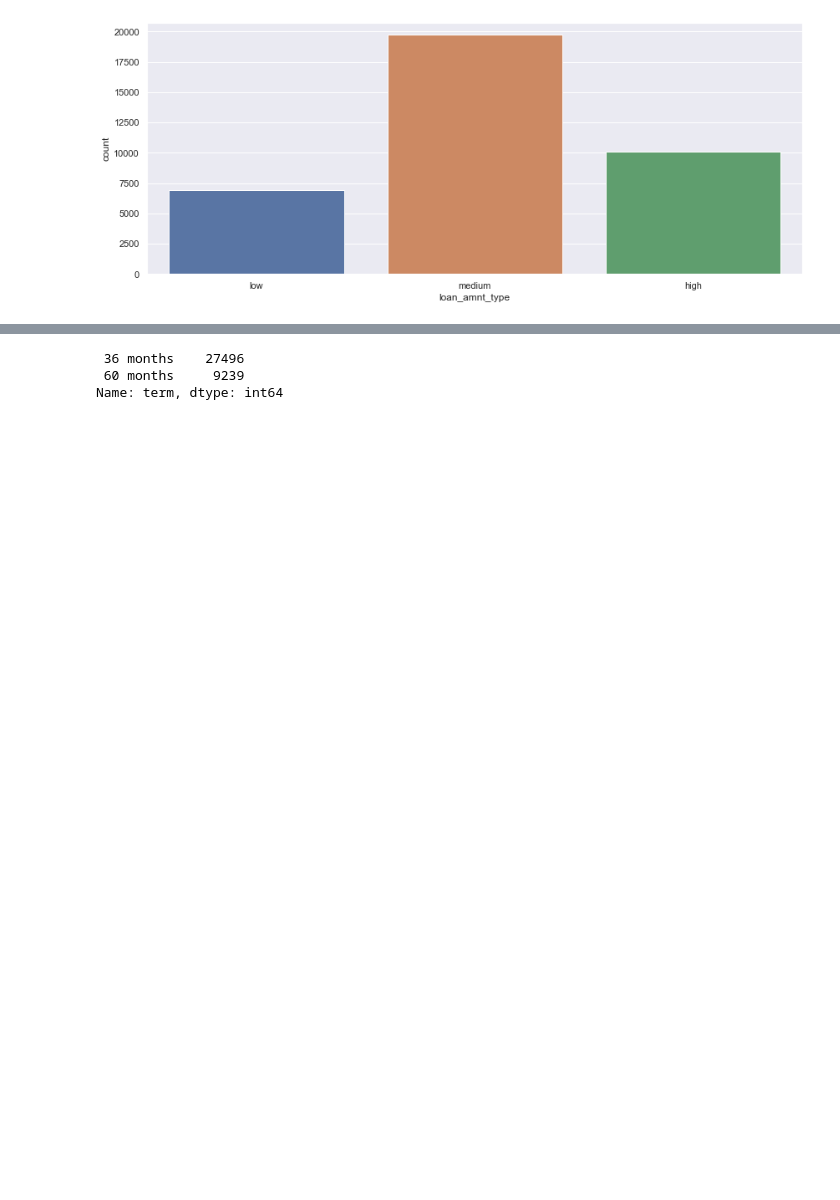
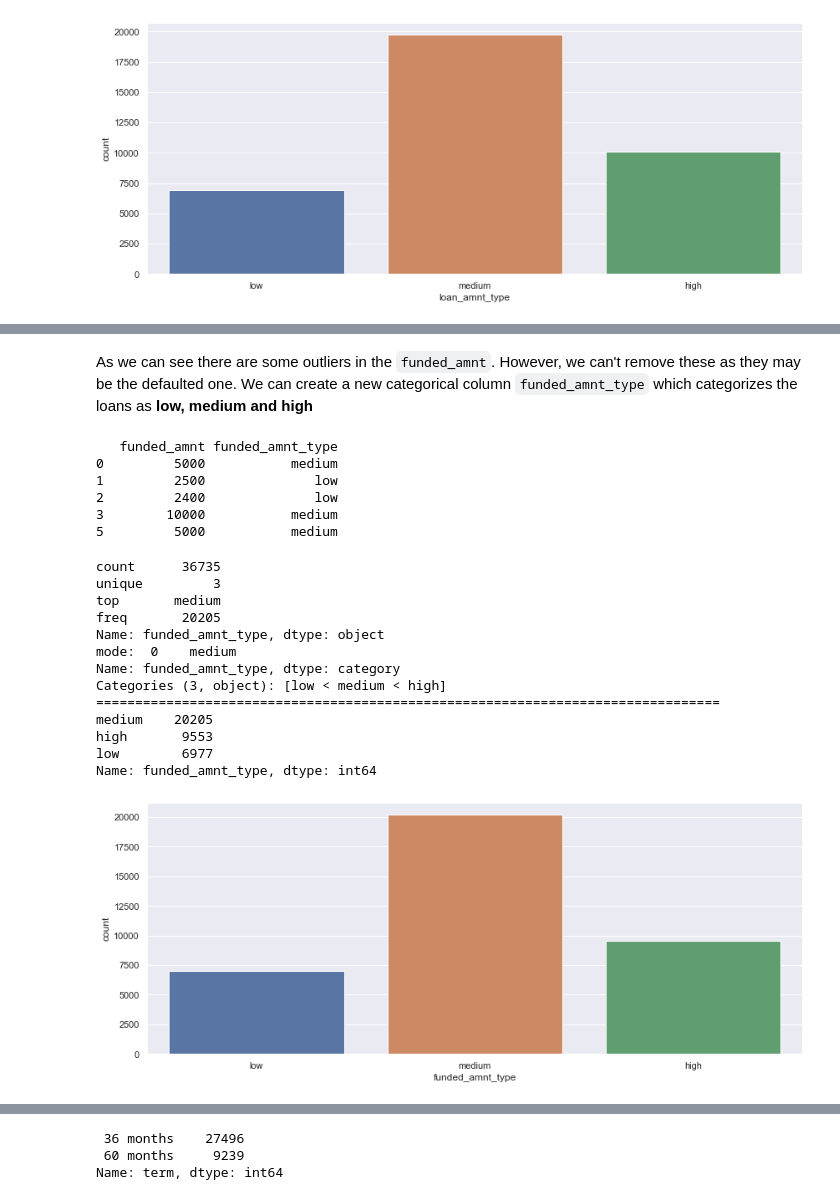
Before and after one commit to ashwanikumar04/loan-defaulter-case-study, a Jupyter notebook: ashwani_kumar.ipynb, the cells around one changed output, grey strips where cells are left out. Drawn from its saved outputs; the diff is of its cells as text; code cells hidden in the pictures; blank space fills up the shorter version.

```diff
--- a/ashwani_kumar.ipynb
+++ b/ashwani_kumar.ipynb
@@ -539,0 +579,29 @@ loans_num.describe()
+# %% [markdown]
+As we can see there are some outliers in the `funded_amnt`. However, we can't remove these as they may be the defaulted one. We can create a new categorical column `funded_amnt_type` which categorizes the loans as **low, medium and high**
+# %%
+add_categorical_column(loans, ['low', 'medium', 'high'], 'funded_amnt',
+                       'funded_amnt_type', [0, 5000, 15000])
+# %% [output]
+   funded_amnt funded_amnt_type
+0         5000           medium
+1         2500              low
+2         2400              low
+3        10000           medium
+5         5000           medium
+# %%
+univariate_analysis('funded_amnt_type', is_categorical=True)
+# %% [output]
+count      36735
+unique         3
+top       medium
+freq       20205
+Name: funded_amnt_type, dtype: object
+mode:  0    medium
+Name: funded_amnt_type, dtype: category
+Categories (3, object): [low < medium < high]
+================================================================================
+medium    20205
+high       9553
+low        6977
+Name: funded_amnt_type, dtype: int64
+[figure, added]
```
Also changed, not shown: parts of 43 cells of this notebook.
